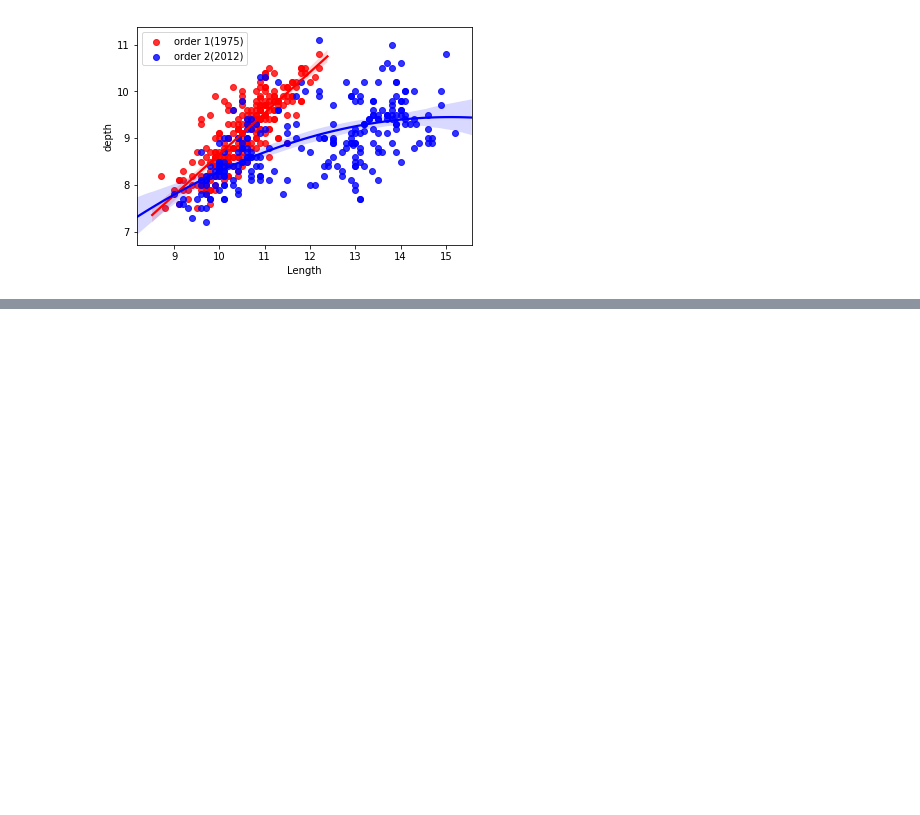
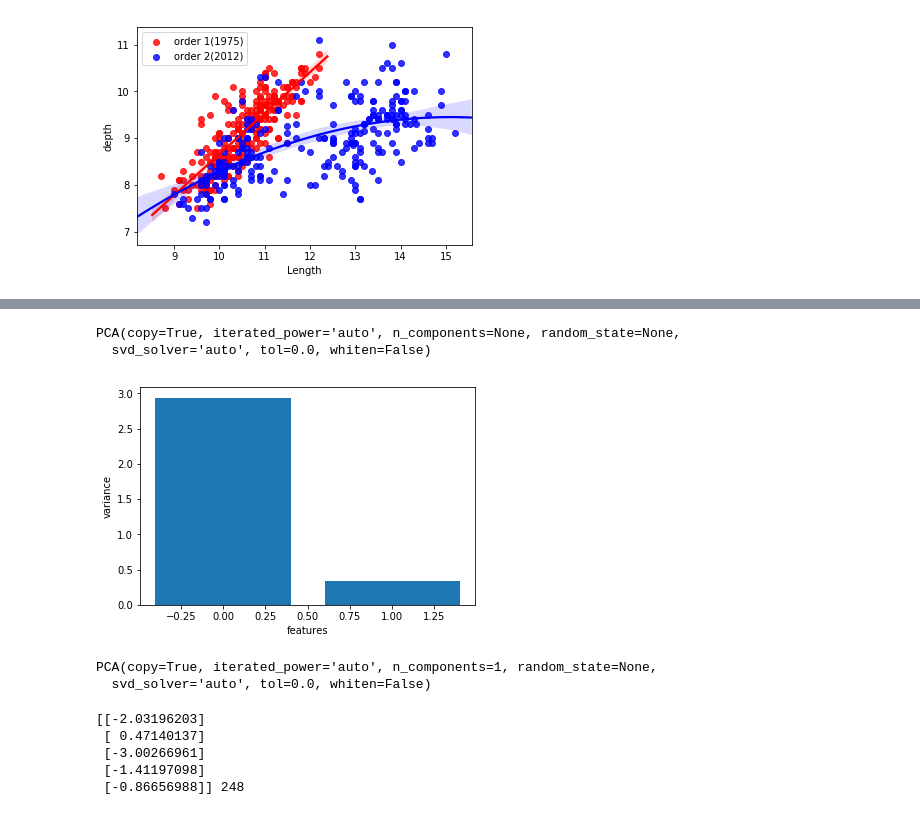
Before and after one commit to raghav786/Data-Science, a Jupyter notebook: statistics python.ipynb, the cells around one changed output, grey strips where cells are left out. Saved outputs shown, nothing was run; the diff lists cells and outputs as text; code cells hidden in the pictures; blank space fills up the shorter version.

```diff
--- a/statistics python.ipynb
+++ b/statistics python.ipynb
@@ -155,0 +257,18 @@ plt.show()
+# %%
+data=dataframe_bl.values
+# %%
+model=PCA()
+# %%
+model.fit(data)
+# %% [output]
+PCA(copy=True, iterated_power='auto', n_components=None, random_state=None,
+  svd_solver='auto', tol=0.0, whiten=False)
+# %%
+features=range(model.n_components_)
+# %%
+plt.bar(features,model.explained_variance_)
+plt.xlabel('features')
+plt.ylabel('variance')
+plt.show()
+# %% [output]
+[figure, added]
@@ -155,0 +277,14 @@ plt.show()
+# %%
+pca.fit(data)
+# %% [output]
+PCA(copy=True, iterated_power='auto', n_components=1, random_state=None,
+  svd_solver='auto', tol=0.0, whiten=False)
+# %%
+transformed=pca.transform(data)
+print(transformed[:5],len(transformed))
+# %% [output]
+[[-2.03196203]
+ [ 0.47140137]
+ [-3.00266961]
+ [-1.41197098]
+ [-0.86656988]] 248
```
Also changed, not shown: parts of 24 cells of this notebook.
